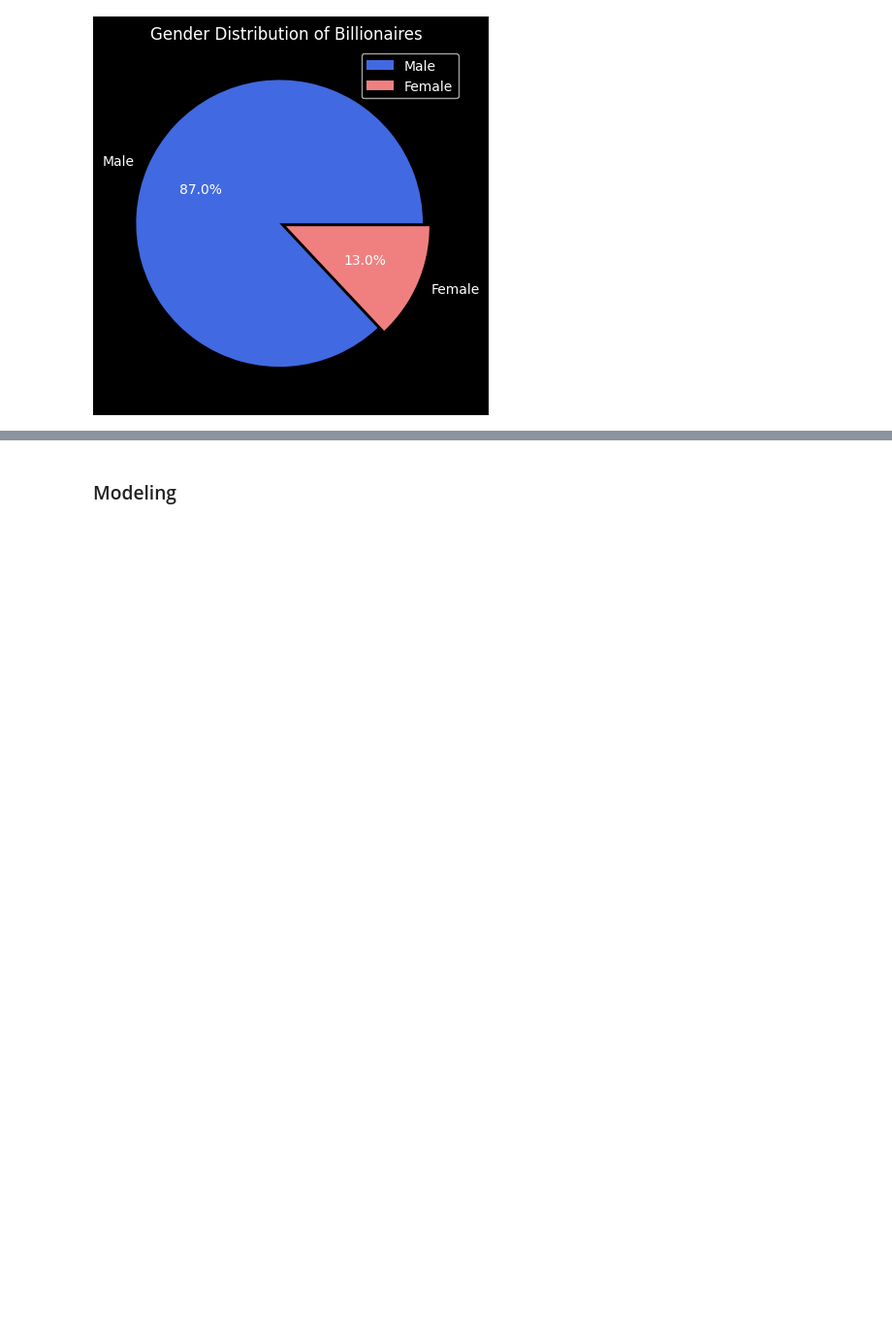
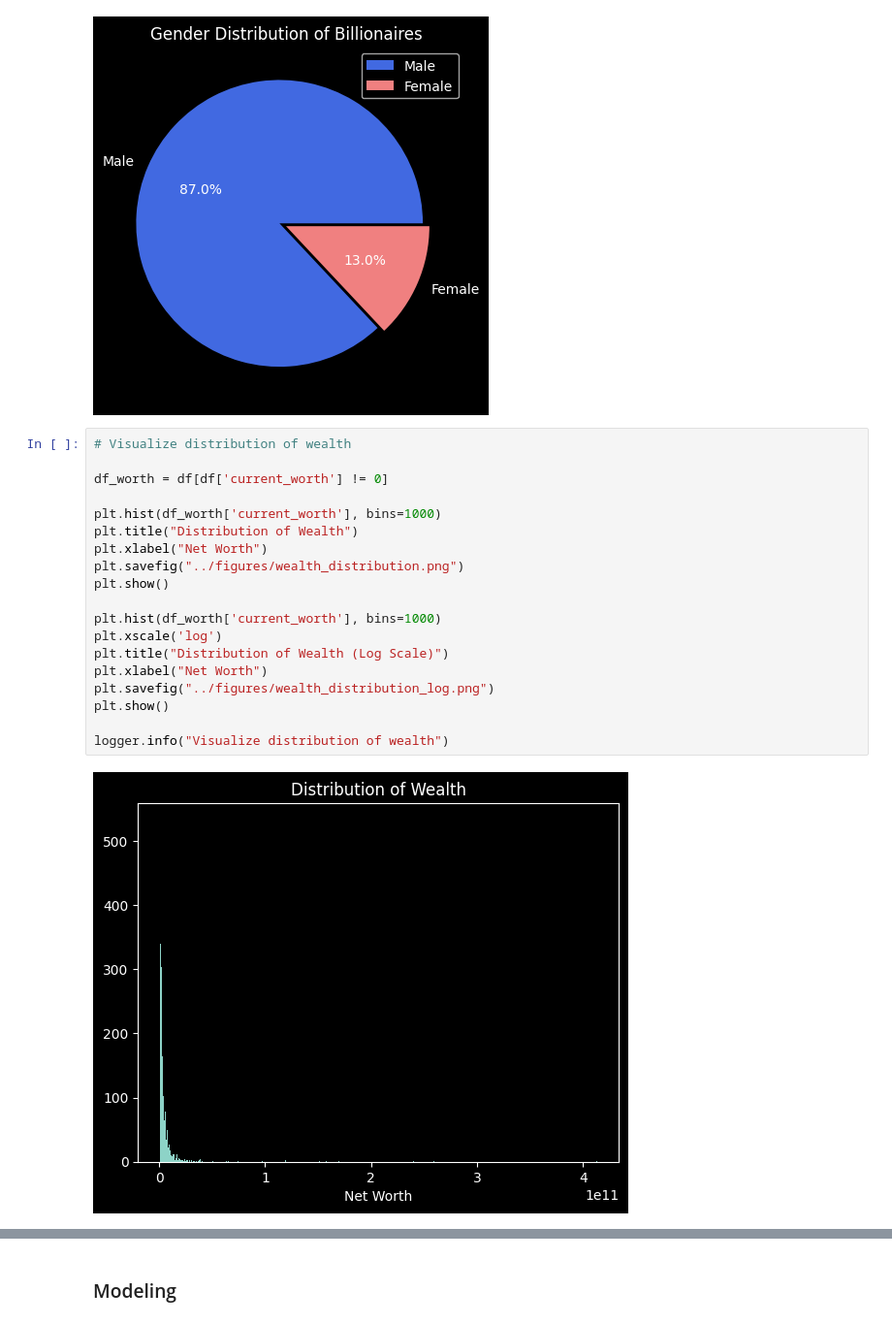
Before and after one commit to masonnicoletti/billionaire-analysis, a Jupyter notebook: pipeline/data_analysis.ipynb, the cells around one changed output, grey strips where cells are left out. Shown at 97% size. Cells and saved outputs as stored; diff of their text form; blank space fills up the shorter version.

```diff
--- a/pipeline/data_analysis.ipynb
+++ b/pipeline/data_analysis.ipynb
@@ -144,3 +144,24 @@ plt.show()
 logger.info("Visualize billionaire age distribution")
 # %% [output]
 [figure]
+# %%
+# Visualize distribution of wealth
+
+df_worth = df[df['current_worth'] != 0]
+
+plt.hist(df_worth['current_worth'], bins=1000)
+plt.title("Distribution of Wealth")
+plt.xlabel("Net Worth")
+plt.savefig("../figures/wealth_distribution.png")
+plt.show()
+
+plt.hist(df_worth['current_worth'], bins=1000)
+plt.xscale('log')
+plt.title("Distribution of Wealth (Log Scale)")
+plt.xlabel("Net Worth")
+plt.savefig("../figures/wealth_distribution_log.png")
+plt.show()
+
+logger.info("Visualize distribution of wealth")
+# %% [output]
+[figure, added]
```
Also changed, not shown: parts of 5 cells of this notebook, 3 other files.
